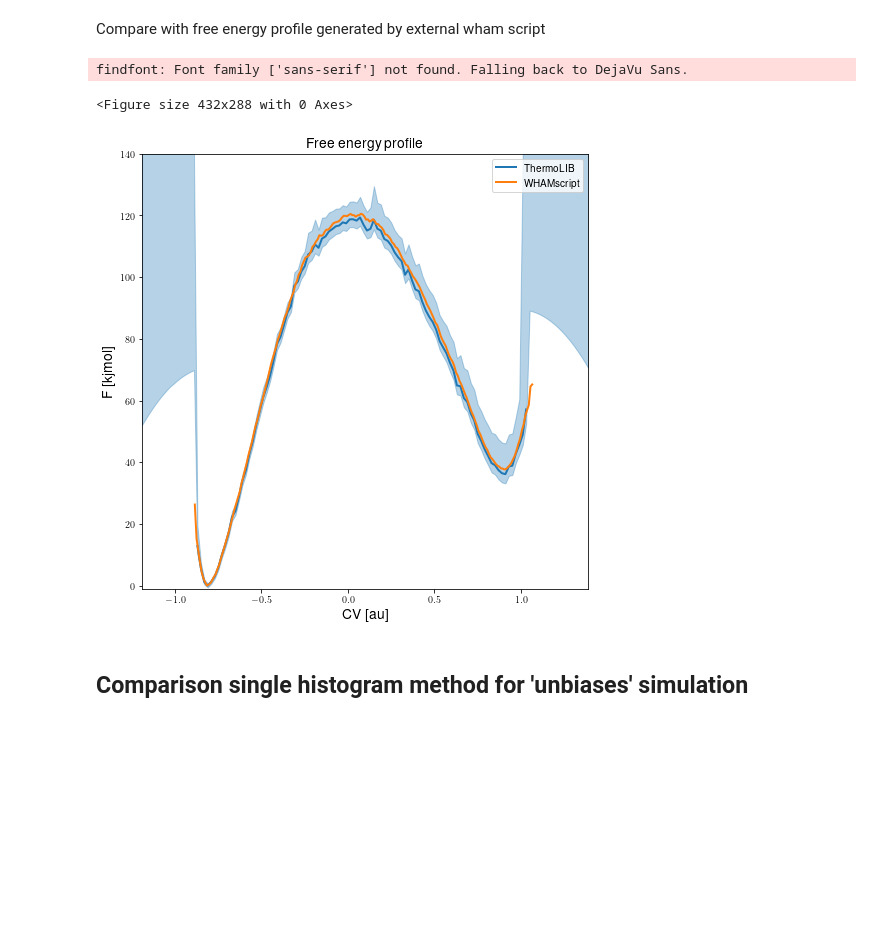
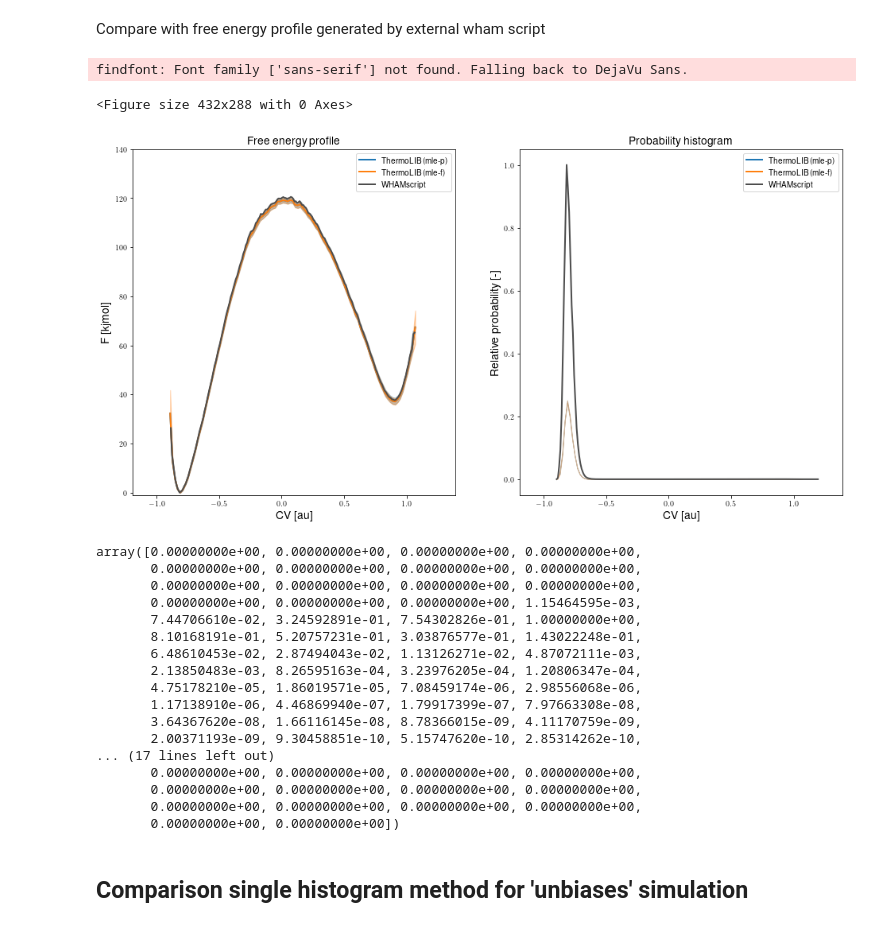
Before and after one commit to molmod/ThermoLIB, a Jupyter notebook: examples/WHAM/wham.ipynb, the cells around one changed output. Saved outputs shown, nothing was run; the diff lists cells and outputs as text; code cells hidden in the pictures; blank space fills up the shorter version.

Commit message:
Added mle-f error estimation for WHAM. Included in WHAM example notebook

```diff
--- a/examples/WHAM/wham.ipynb
+++ b/examples/WHAM/wham.ipynb
@@ -20,11 +20,12 @@ from molmod.units import *
 # %%
 #read temperature and bias potentials from wham_input.txt file
 fn = '/home/louis/hpc/data/shared/massimo/for_Louis/wham_input.txt'
-temp, biasses, trajectories = read_wham_input(fn, kappa_unit='kjmol', q0_unit='au', stride=100)
+temp, biasses, trajectories = read_wham_input(fn, kappa_unit='kjmol', q0_unit='au', stride=10)
 # %% [markdown]
 ### Do WHAM
 # %%
 bins = np.arange(-1.2, 1.42, 0.02)
-hist = Histogram1D.from_wham(bins, trajectories, biasses, temp, error_estimate='mle_p', Nscf=1000, convergence=1e-6, verbose=False)
+hist_p = Histogram1D.from_wham(bins, trajectories, biasses, temp, error_estimate='mle_p', Nscf=1000, convergence=1e-6, verbose=False)
+hist_f = Histogram1D.from_wham(bins, trajectories, biasses, temp, error_estimate='mle_f', Nscf=1000, convergence=1e-6, verbose=False)
 # %% [output]
 WHAM SCF Converged!
@@ -37,3 +35,8 @@ fep.set_ref(ref='min')
+# %%
+fep_p = BaseFreeEnergyProfile.from_histogram(hist_p, temp=temp)
+fep_p.set_ref(ref='min')
+fep_f = BaseFreeEnergyProfile.from_histogram(hist_f, temp=temp)
+fep_f.set_ref(ref='min')
 # %% [markdown]
 Compare with free energy profile generated by external wham script
 # %%
@@ -41,11 +44,32 @@ fep_ext = BaseFreeEnergyProfile.from_txt('/home/louis/hpc/data/shared/massimo/fo
 fep_ext.set_ref(ref='min')
 #fep_ext.plot('fep_US_external.png')
 # %%
-plot_feps('fep_US_compare_error.png', [fep,fep_ext], labels=['ThermoLIB', 'WHAMscript'], flim=140*kjmol)
+plot_feps('fep_US_compare_error.png', [fep_p,fep_f,fep_ext], labels=['ThermoLIB (mle-p)', 'ThermoLIB (mle-f)', 'WHAMscript'], colors=[None,None,'0.3'], temp=temp, flim=140*kjmol)
 # %% [output]
 findfont: Font family ['sans-serif'] not found. Falling back to DejaVu Sans.
 <Figure size 432x288 with 0 Axes>
-[figure, old version]
+[figure, new version]
+# %%
+hist_ext = Histogram1D.from_fep(fep_ext, temp=temp)
+hist_p.ps/max(hist_p.ps)
+# %% [output]
+array([0.00000000e+00, 0.00000000e+00, 0.00000000e+00, 0.00000000e+00,
+       0.00000000e+00, 0.00000000e+00, 0.00000000e+00, 0.00000000e+00,
+       0.00000000e+00, 0.00000000e+00, 0.00000000e+00, 0.00000000e+00,
+       0.00000000e+00, 0.00000000e+00, 0.00000000e+00, 1.15464595e-03,
+       7.44706610e-02, 3.24592891e-01, 7.54302826e-01, 1.00000000e+00,
+       8.10168191e-01, 5.20757231e-01, 3.03876577e-01, 1.43022248e-01,
+       6.48610453e-02, 2.87494043e-02, 1.13126271e-02, 4.87072111e-03,
+       2.13850483e-03, 8.26595163e-04, 3.23976205e-04, 1.20806347e-04,
+       4.75178210e-05, 1.86019571e-05, 7.08459174e-06, 2.98556068e-06,
+       1.17138910e-06, 4.46869940e-07, 1.79917399e-07, 7.97663308e-08,
+       3.64367620e-08, 1.66116145e-08, 8.78366015e-09, 4.11170759e-09,
+       2.00371193e-09, 9.30458851e-10, 5.15747620e-10, 2.85314262e-10,
+... (17 lines left out)
+       0.00000000e+00, 0.00000000e+00, 0.00000000e+00, 0.00000000e+00,
+       0.00000000e+00, 0.00000000e+00, 0.00000000e+00, 0.00000000e+00,
+       0.00000000e+00, 0.00000000e+00, 0.00000000e+00, 0.00000000e+00,
+       0.00000000e+00, 0.00000000e+00])
 # %% [markdown]
 ## Comparison single histogram method for 'unbiases' simulation
 # %% [markdown]
```
Also changed, not shown: parts of 10 cells of this notebook, 2 other files.
